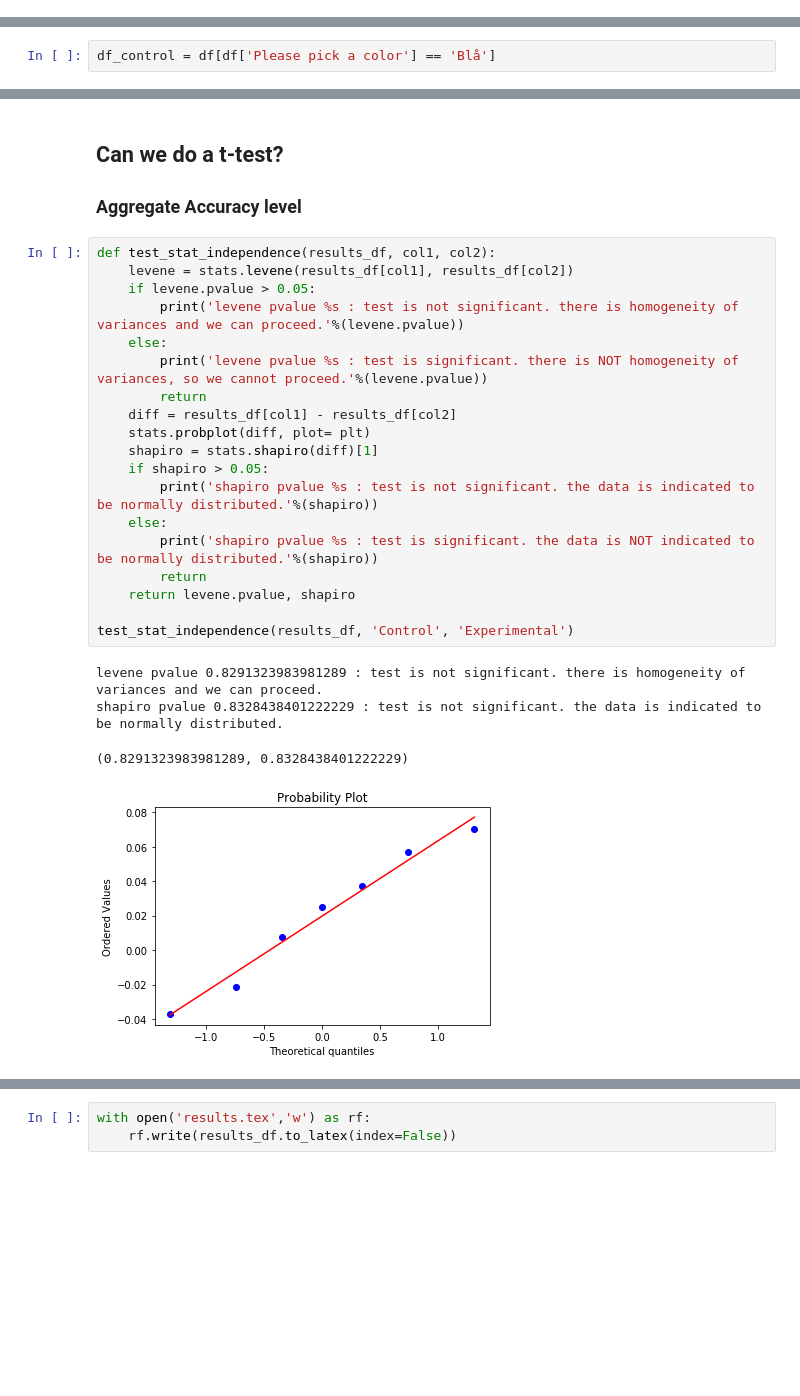
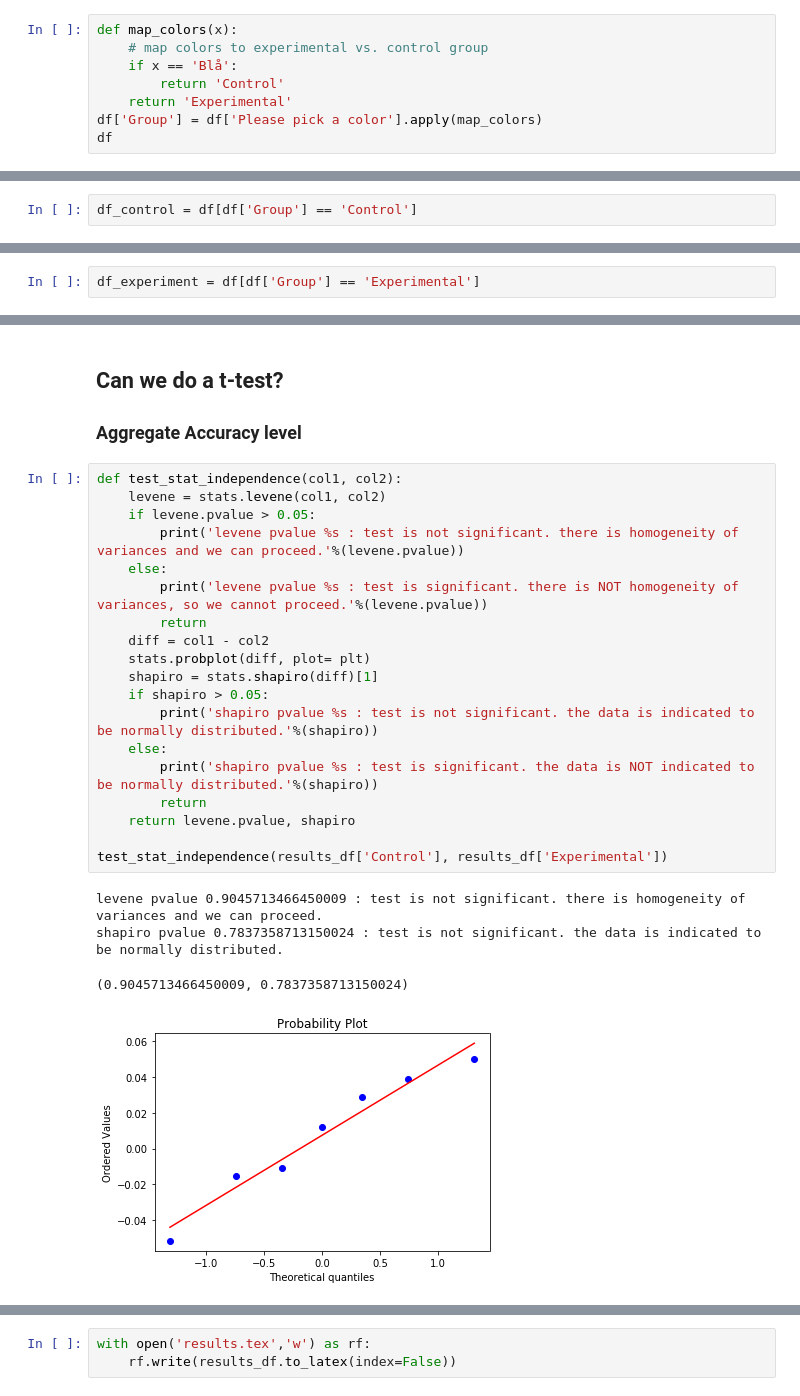
Before and after one commit to sallyi/cog-sci-2-exam, a Jupyter notebook: analyze_survey_results.ipynb, the cells around one changed output, grey strips where cells are left out. Drawn from its saved outputs; the diff is of its cells as text; blank space fills up the shorter version.

```diff
--- a/analyze_survey_results.ipynb
+++ b/analyze_survey_results.ipynb
@@ -15,2 +16,10 @@ import researchpy as rp
 # %%
 df = pd.read_csv('Cognitive Science Experiment.csv')
+# %%
+def map_colors(x):
+    # map colors to experimental vs. control group
+    if x == 'Blå':
+        return 'Control'
+    return 'Experimental'
+df['Group'] = df['Please pick a color'].apply(map_colors)
+df
@@ -162,4 +133,4 @@ q_a = {
 
 }
 # %%
-df_control = df[df['Please pick a color'] == 'Blå']
+df_control = df[df['Group'] == 'Control']
@@ -169,3 +137,5 @@ df_experiment = df[df['Please pick a color'] == 'Grøn']
+# %%
+df_experiment = df[df['Group'] == 'Experimental']
 # %%
 df_danes = df[df['Are you a native speaker of Danish?'] == 'Yes']
 df_L2 = df[df['Are you a native speaker of Danish?'] == 'No']
@@ -254,26 +287,26 @@ independent t-test p-value 0.8454825562613734
 
 ### Aggregate Accuracy level
 # %%
-def test_stat_independence(results_df, col1, col2):
-    levene = stats.levene(results_df[col1], results_df[col2])
+def test_stat_independence(col1, col2):
+    levene = stats.levene(col1, col2)
     if levene.pvalue > 0.05:
         print('levene pvalue %s : test is not significant. there is homogeneity of variances and we can proceed.'%(levene.pvalue))
     else:
         print('levene pvalue %s : test is significant. there is NOT homogeneity of variances, so we cannot proceed.'%(levene.pvalue))
         return
-    diff = results_df[col1] - results_df[col2]
+    diff = col1 - col2
     stats.probplot(diff, plot= plt)
     shapiro = stats.shapiro(diff)[1]
     if shapiro > 0.05:
         print('shapiro pvalue %s : test is not significant. the data is indicated to be normally distributed.'%(shapiro))
     else:
         print('shapiro pvalue %s : test is significant. the data is NOT indicated to be normally distributed.'%(shapiro))
         return
     return levene.pvalue, shapiro
 
-test_stat_independence(results_df, 'Control', 'Experimental')
+test_stat_independence(results_df['Control'], results_df['Experimental'])
 # %% [output]
-levene pvalue 0.8291323983981289 : test is not significant. there is homogeneity of variances and we can proceed.
-shapiro pvalue 0.8328438401222229 : test is not significant. the data is indicated to be normally distributed.
+levene pvalue 0.9045713466450009 : test is not significant. there is homogeneity of variances and we can proceed.
+shapiro pvalue 0.7837358713150024 : test is not significant. the data is indicated to be normally distributed.
-(0.8291323983981289, 0.8328438401222229)
+(0.9045713466450009, 0.7837358713150024)
-[figure, old version]
+[figure, new version]
```
Also changed, not shown: parts of 47 cells of this notebook, 1 other file.
